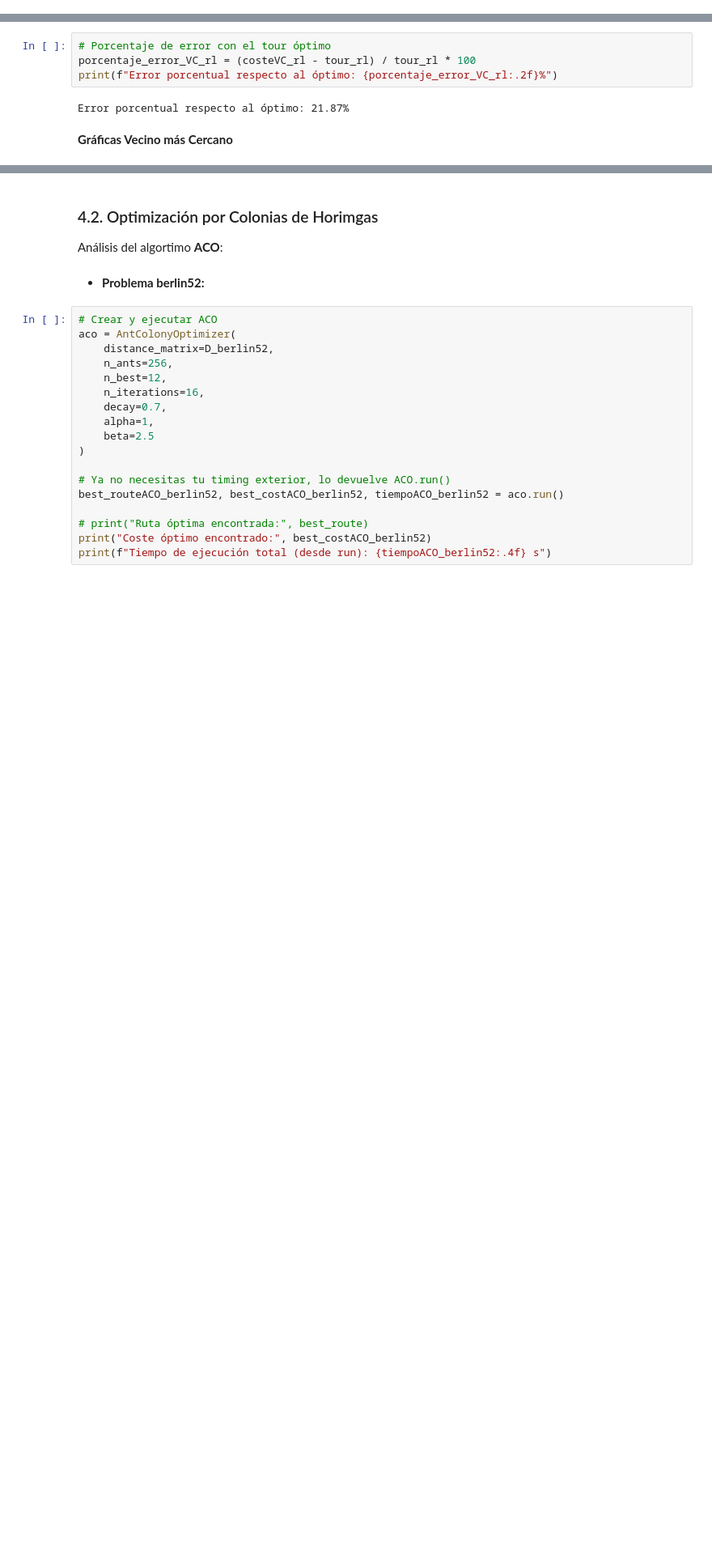
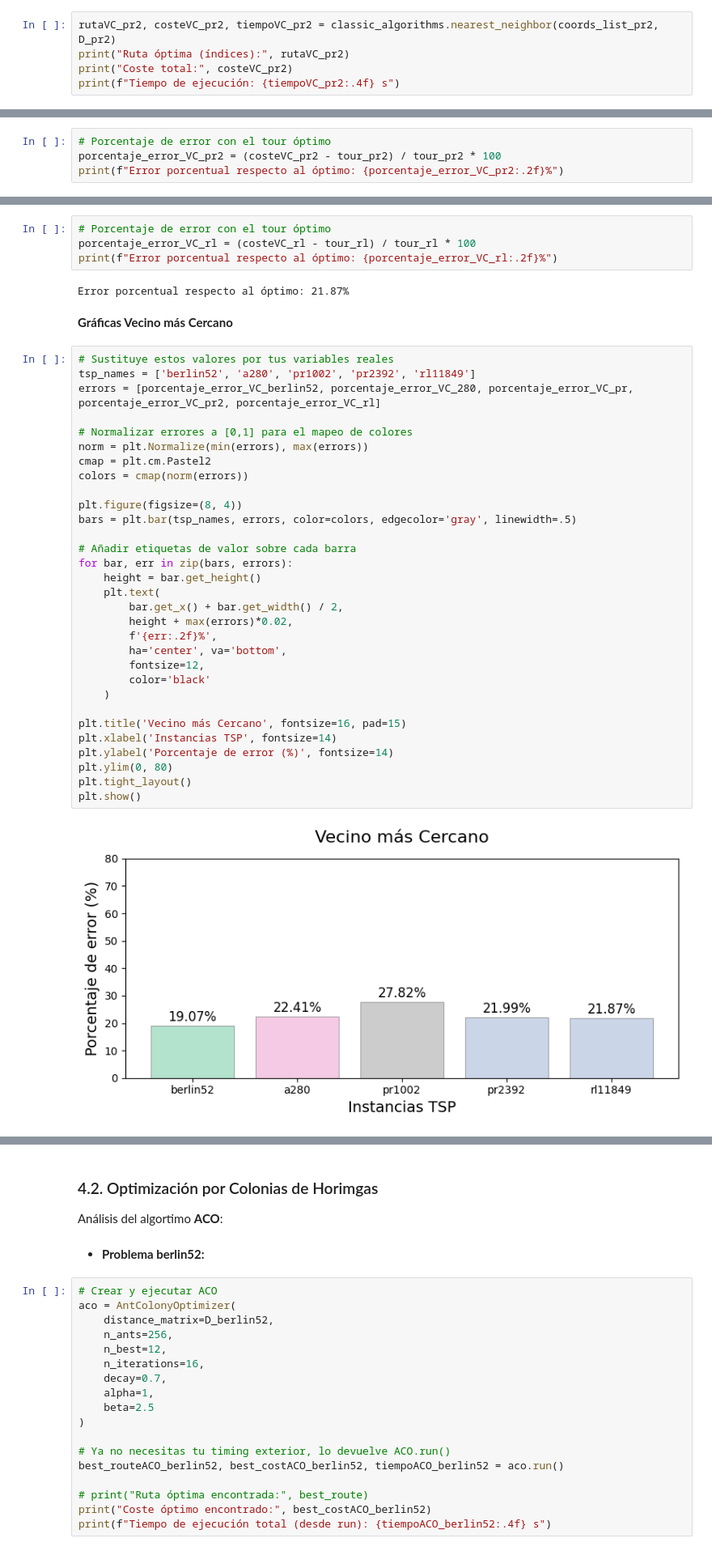
Before and after one commit to PabloMendieta03/TSP_Classical_Solutions, a Jupyter notebook: classical_solution.ipynb, the cells around one changed output, grey strips where cells are left out. Shown at 81% size. Saved outputs shown, nothing was run; the diff lists cells and outputs as text; blank space fills up the shorter version.

```diff
--- a/classical_solution.ipynb
+++ b/classical_solution.ipynb
@@ -429,0 +468,5 @@ Error porcentual respecto al óptimo: 27.82%
+# %%
+rutaVC_pr2, costeVC_pr2, tiempoVC_pr2 = classic_algorithms.nearest_neighbor(coords_list_pr2, D_pr2)
+print("Ruta óptima (índices):", rutaVC_pr2)
+print("Coste total:", costeVC_pr2)
+print(f"Tiempo de ejecución: {tiempoVC_pr2:.4f} s")
@@ -429,0 +477,4 @@ Error porcentual respecto al óptimo: 27.82%
+# %%
+# Porcentaje de error con el tour óptimo
+porcentaje_error_VC_pr2 = (costeVC_pr2 - tour_pr2) / tour_pr2 * 100
+print(f"Error porcentual respecto al óptimo: {porcentaje_error_VC_pr2:.2f}%")
@@ -446,3 +499,36 @@ print(f"Error porcentual respecto al óptimo: {porcentaje_error_VC_rl:.2f}%")
 Error porcentual respecto al óptimo: 21.87%
 # %% [markdown]
 **Gráficas Vecino más Cercano**
+# %%
+# Sustituye estos valores por tus variables reales
+tsp_names = ['berlin52', 'a280', 'pr1002', 'pr2392', 'rl11849']
+errors = [porcentaje_error_VC_berlin52, porcentaje_error_VC_280, porcentaje_error_VC_pr, porcentaje_error_VC_pr2, porcentaje_error_VC_rl]
+
+# Normalizar errores a [0,1] para el mapeo de colores
+norm = plt.Normalize(min(errors), max(errors))
+cmap = plt.cm.Pastel2
+colors = cmap(norm(errors))
+
+plt.figure(figsize=(8, 4))
+bars = plt.bar(tsp_names, errors, color=colors, edgecolor='gray', linewidth=.5)
+
+# Añadir etiquetas de valor sobre cada barra
+for bar, err in zip(bars, errors):
+    height = bar.get_height()
+    plt.text(
+        bar.get_x() + bar.get_width() / 2,
+        height + max(errors)*0.02,
+        f'{err:.2f}%',
+        ha='center', va='bottom',
+        fontsize=12,
+        color='black'
+    )
+
+plt.title('Vecino más Cercano', fontsize=16, pad=15)
+plt.xlabel('Instancias TSP', fontsize=14)
+plt.ylabel('Porcentaje de error (%)', fontsize=14)
+plt.ylim(0, 80)
+plt.tight_layout()
+plt.show()
+# %% [output]
+[figure, added]
```
Also changed, not shown: parts of 23 cells of this notebook, 7 other files.
